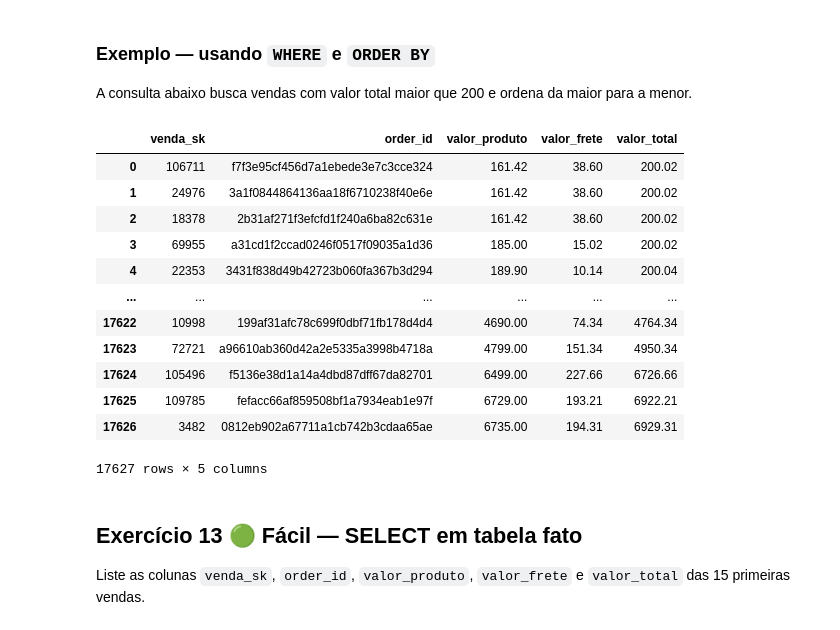
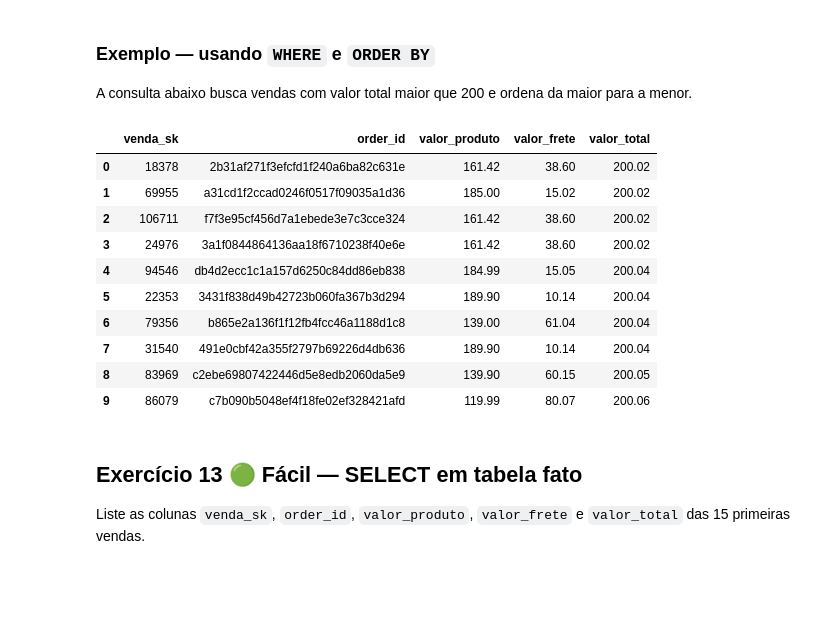
Before and after one commit to robsonaamerico/Semana_9, a Jupyter notebook: Exercício/SEMANA_9_Robson_Americo.ipynb, the cells around one changed output. Cells and saved outputs as stored; diff of their text form; code cells hidden in the pictures; blank space fills up the shorter version.

```diff
--- a/Exercício/SEMANA_9_Robson_Americo.ipynb
+++ b/Exercício/SEMANA_9_Robson_Americo.ipynb
@@ -105,29 +105,28 @@ A consulta abaixo busca vendas com valor total maior que 200 e ordena da maior p
 # %%
 banco_dados.sql("""
 SELECT
     venda_sk,
     order_id,
     valor_produto,
     valor_frete,
     valor_total
 FROM fato_vendas
 WHERE valor_total > 200
 ORDER BY valor_total ASC
+LIMIT 10
 """).df()
 # %% [output]
 |  | venda_sk | order_id | valor_produto | valor_frete | valor_total |
-| 0 | 106711 | f7f3e95cf456d7a1ebede3e7c3cce324 | 161.42 | 38.60 | 200.02 |
-| 1 | 24976 | 3a1f0844864136aa18f6710238f40e6e | 161.42 | 38.60 | 200.02 |
-| 2 | 18378 | 2b31af271f3efcfd1f240a6ba82c631e | 161.42 | 38.60 | 200.02 |
-| 3 | 69955 | a31cd1f2ccad0246f0517f09035a1d36 | 185.00 | 15.02 | 200.02 |
-| 4 | 22353 | 3431f838d49b42723b060fa367b3d294 | 189.90 | 10.14 | 200.04 |
-| ... | ... | ... | ... | ... | ... |
-| 17622 | 10998 | 199af31afc78c699f0dbf71fb178d4d4 | 4690.00 | 74.34 | 4764.34 |
-| 17623 | 72721 | a96610ab360d42a2e5335a3998b4718a | 4799.00 | 151.34 | 4950.34 |
-| 17624 | 105496 | f5136e38d1a14a4dbd87dff67da82701 | 6499.00 | 227.66 | 6726.66 |
-| 17625 | 109785 | fefacc66af859508bf1a7934eab1e97f | 6729.00 | 193.21 | 6922.21 |
-| 17626 | 3482 | 0812eb902a67711a1cb742b3cdaa65ae | 6735.00 | 194.31 | 6929.31 |
+| 0 | 18378 | 2b31af271f3efcfd1f240a6ba82c631e | 161.42 | 38.60 | 200.02 |
+| 1 | 69955 | a31cd1f2ccad0246f0517f09035a1d36 | 185.00 | 15.02 | 200.02 |
+| 2 | 106711 | f7f3e95cf456d7a1ebede3e7c3cce324 | 161.42 | 38.60 | 200.02 |
+| 3 | 24976 | 3a1f0844864136aa18f6710238f40e6e | 161.42 | 38.60 | 200.02 |
+| 4 | 94546 | db4d2ecc1c1a157d6250c84dd86eb838 | 184.99 | 15.05 | 200.04 |
+| 5 | 22353 | 3431f838d49b42723b060fa367b3d294 | 189.90 | 10.14 | 200.04 |
+| 6 | 79356 | b865e2a136f1f12fb4fcc46a1188d1c8 | 139.00 | 61.04 | 200.04 |
+| 7 | 31540 | 491e0cbf42a355f2797b69226d4db636 | 189.90 | 10.14 | 200.04 |
+| 8 | 83969 | c2ebe69807422446d5e8edb2060da5e9 | 139.90 | 60.15 | 200.05 |
+| 9 | 86079 | c7b090b5048ef4f18fe02ef328421afd | 119.99 | 80.07 | 200.06 |
-17627 rows × 5 columns
 # %% [markdown]
 ## Exercício 13 🟢 Fácil — SELECT em tabela fato
 
```
Also changed, not shown: parts of 16 cells of this notebook, 1 other file.
